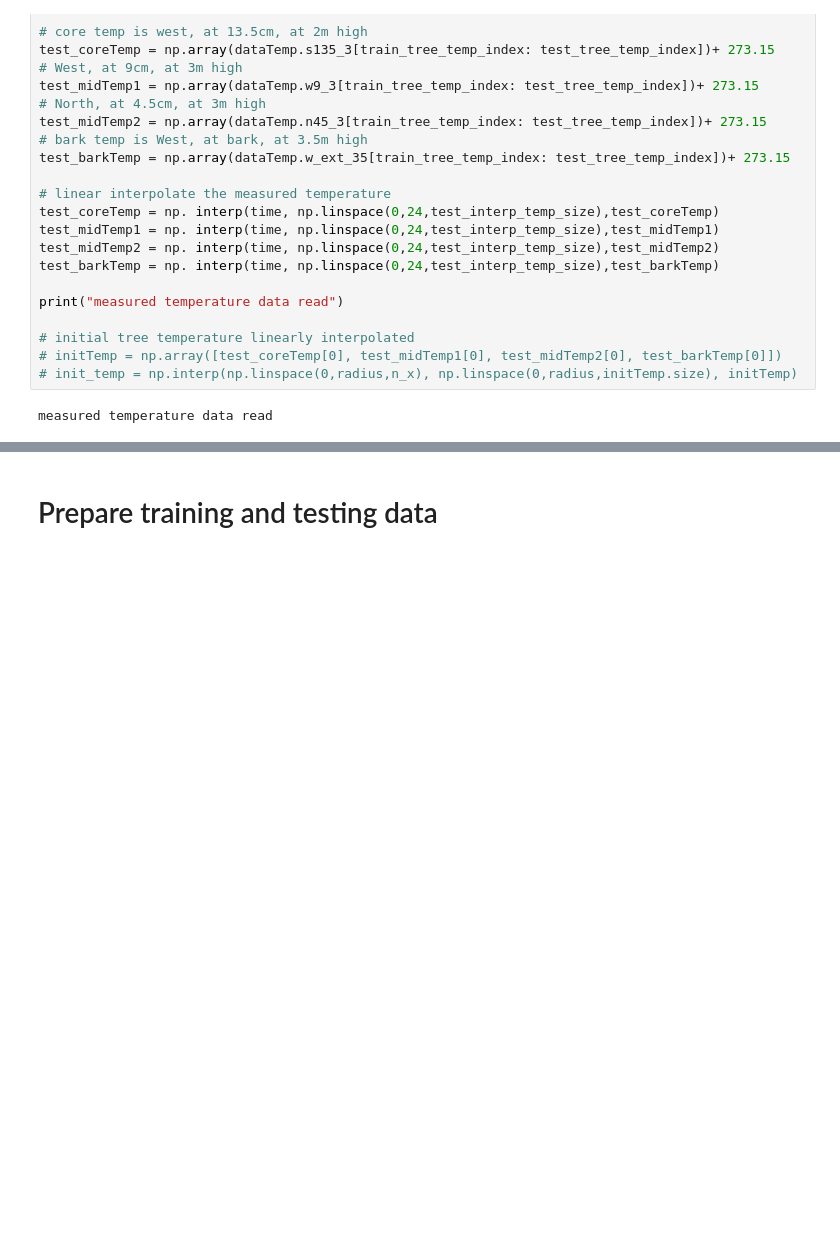
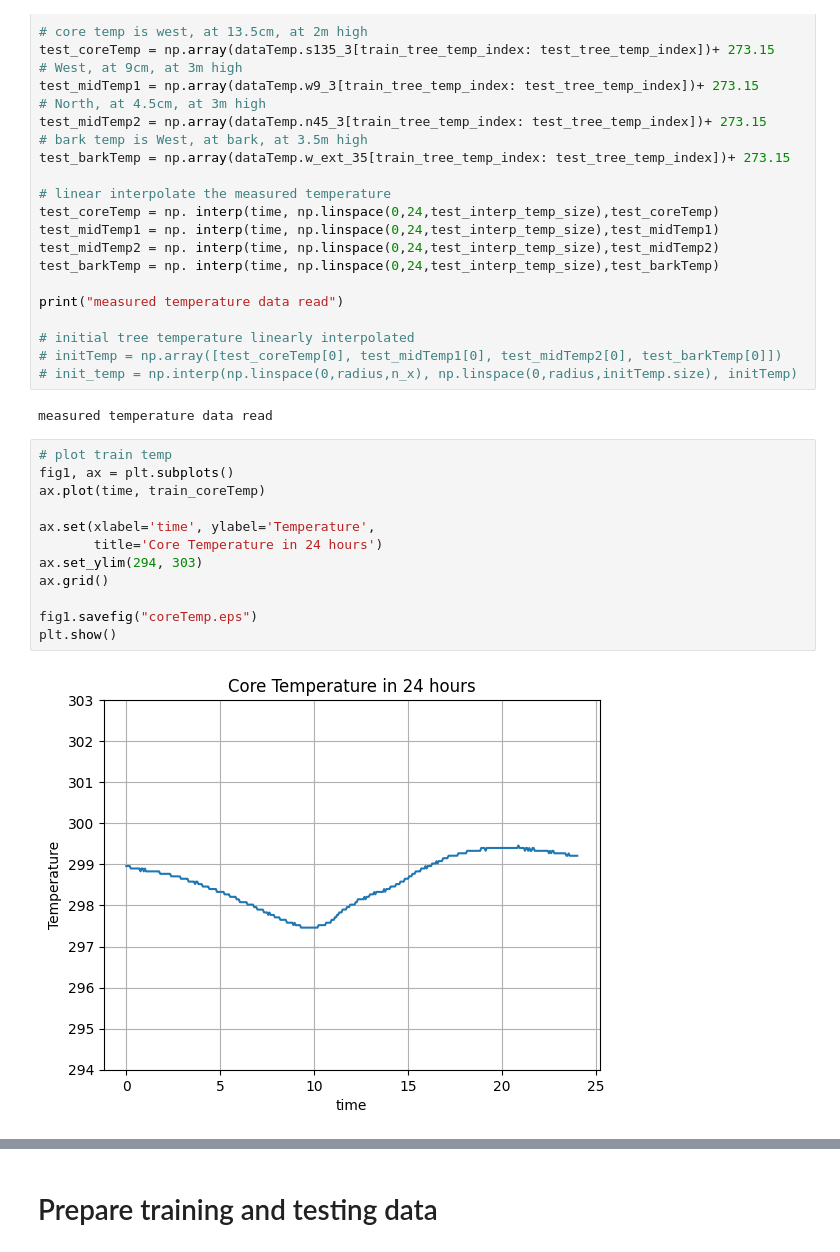
Before and after one commit to yajuna/linearRegression, a Jupyter notebook: linear_regression(version2_0).ipynb, the cells around one changed output, grey strips where cells are left out. Saved outputs shown, nothing was run; the diff lists cells and outputs as text; blank space fills up the shorter version.

```diff
--- a/linear_regression(version2_0).ipynb
+++ b/linear_regression(version2_0).ipynb
@@ -104,6 +104,20 @@ print("measured temperature data read")
 # init_temp = np.interp(np.linspace(0,radius,n_x), np.linspace(0,radius,initTemp.size), initTemp)
 # %% [output]
 measured temperature data read
+# %%
+# plot train temp
+fig1, ax = plt.subplots()
+ax.plot(time, train_coreTemp)
+
+ax.set(xlabel='time', ylabel='Temperature',
+       title='Core Temperature in 24 hours')
+ax.set_ylim(294, 303)
+ax.grid()
+
+fig1.savefig("coreTemp.eps")
+plt.show()
+# %% [output]
+[figure, added]
 # %%
 ### Read weather data
 
```
Also changed, not shown: parts of 8 cells of this notebook.
